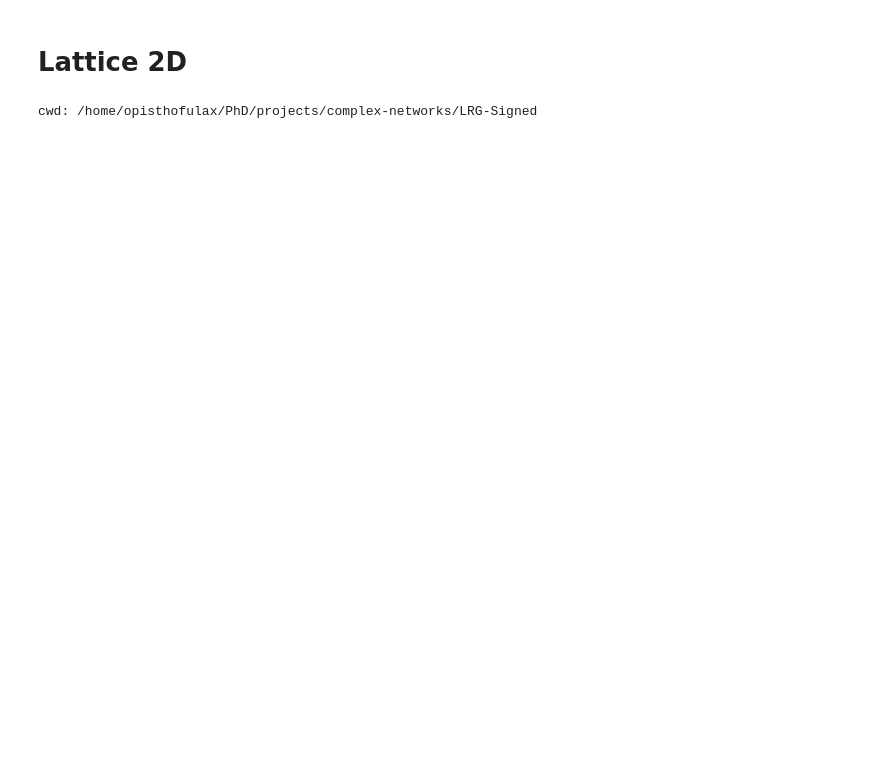
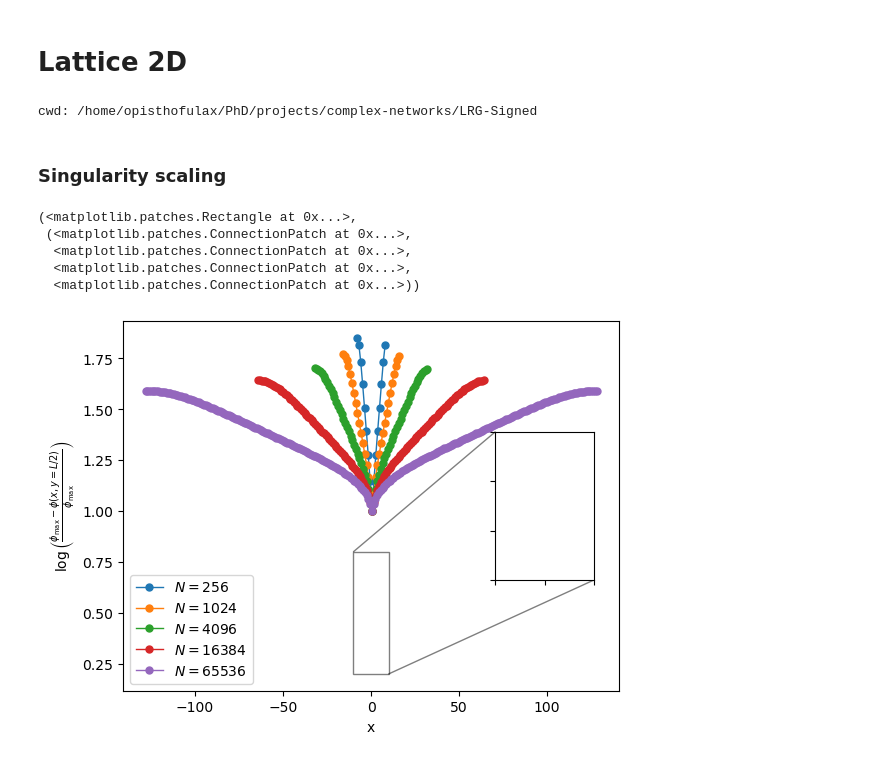
Before and after one commit to giulioiannelli/lrgsglib-public, a Jupyter notebook: notebooks/lattc2dsq_SLDynamics.ipynb, the cells around one changed output. Cells and saved outputs as stored; diff of their text form; code cells hidden in the pictures; blank space fills up the shorter version.

```diff
--- a/notebooks/lattc2dsq_SLDynamics.ipynb
+++ b/notebooks/lattc2dsq_SLDynamics.ipynb
@@ -11,3 +11,67 @@ from LRGSG_package.nx_patches import signed_spectral_layout, signedlaplacian_spe
 move_to_rootf(print_tf=True)
 # %% [output]
 cwd: /home/opisthofulax/PhD/projects/complex-networks/LRG-Signed
+# %% [markdown]
+### Singularity scaling
+# %%
+lattices = {}
+eigs = {}
+sizes = [16, 32, 64, 128, 256]
+for side in sizes:
+    lattices[side] = Lattice2D(#
+        side1 = side,
+        geometry = 'squared',
+    )
+    lattice = lattices[side]
+    #
+    lattice.init_weights()
+    midway = lattices[side].N//2+lattices[side].side1//2
+    neg_weightsH = {(midway, midway+1): -1}
+    lattice.flip_sel_edges(neg_weightsH, 'H')
+    lattice.compute_k_eigvV()
+    eigs[side] = lattice.eigV[0].reshape(lattice.syshape)
+# %%
+
+fig, ax = plt.subplots()
+
+for side in sizes:
+    eigen_state = np.abs(eigs[side])
+    phi_plot = np.log(np.max(eigen_state) - eigen_state)
+    phi_plot_nnans = phi_plot[(phi_plot != np.inf) & (phi_plot != -np.inf)]
+    phi_plot = np.nan_to_num(phi_plot, posinf=np.max(phi_plot_nnans), neginf=np.min(phi_plot_nnans))
+    #
+    halfsize = lattices[side].side1//2
+    cut = phi_plot[:, halfsize]
+    x = np.linspace(0, len(cut), num=len(cut))-halfsize
+    ax.plot(x, cut/np.max(cut), 'o-',lw=1, markersize=5, label=fr"$N={side**2}$")
+
+ax.set_ylabel(r'$\log\left(\frac{\phi_\max-\phi(x, y=L/2)}{\phi_\max}\right)$')
+ax.set_xlabel('x')
+ax.legend()
+
+
+axins = ax.inset_axes(
+    [0.75, 0.3, 0.2, 0.4],
+    xlim=(-10, 10), ylim=(0.2, 0.8), xticklabels=[], yticklabels=[])
+
+for side in sizes:
+    eigen_state = eigs[side]
+    phi_plot = np.log(np.max(eigen_state) - eigen_state)
+    phi_plot_nnans = phi_plot[(phi_plot != np.inf) & (phi_plot != -np.inf)]
+    phi_plot = np.nan_to_num(phi_plot, posinf=np.max(phi_plot_nnans), neginf=np.min(phi_plot_nnans))
+    #
+    halfsize = lattices[side].side1//2
+    cut = phi_plot[:, halfsize]
+    x = np.linspace(0, len(cut), num=len(cut))-halfsize
+    axins.plot(x, cut, 'o-',lw=1, markersize=5, label=fr"$N={side**2}$")
+
+
+ax.indicate_inset_zoom(axins, edgecolor="black")
+# ax.set_xscale('symlog')
+# %% [output]
+(<matplotlib.patches.Rectangle at 0x...>,
+ (<matplotlib.patches.ConnectionPatch at 0x...>,
+  <matplotlib.patches.ConnectionPatch at 0x...>,
+  <matplotlib.patches.ConnectionPatch at 0x...>,
+  <matplotlib.patches.ConnectionPatch at 0x...>))
+[figure, added]
```
Also changed, not shown: parts of 21 cells of this notebook, 18 other files.
